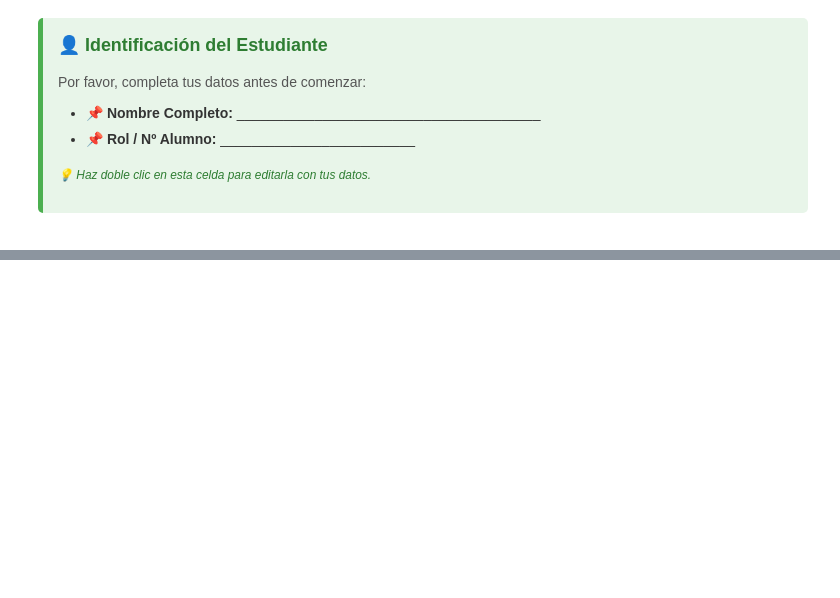
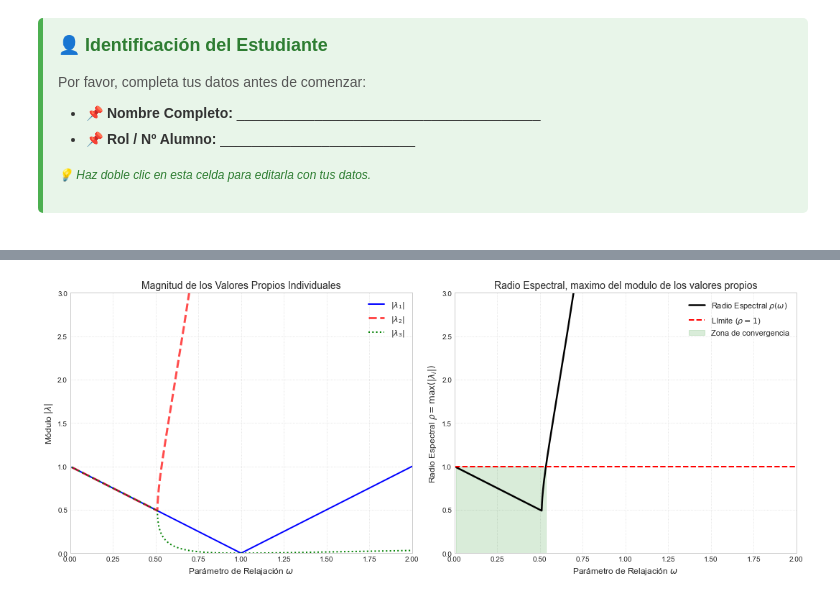
Before and after one commit to ManuelSanchezUribe/MAT2605_UC_labs, a Jupyter notebook: Lab05/lab05.ipynb, the cells around one changed output, grey strips where cells are left out. Drawn from its saved outputs; the diff is of its cells as text; code cells hidden in the pictures; blank space fills up the shorter version.

```diff
--- a/Lab05/lab05.ipynb
+++ b/Lab05/lab05.ipynb
@@ -58,0 +148,62 @@ Estilo usado: <function context at 0x...>
+# %%
+import numpy as np
+import matplotlib.pyplot as plt
+
+# 1. Definir el dominio de omega
+omega = np.linspace(0.01, 2.0, 1000)
+
+# 2. Calcular el discriminante y las raíces complejas
+discriminante = (7.5*omega**2 + 2*omega - 2)**2 - 4*(1-omega)**2
+raiz_disc = np.sqrt(discriminante.astype(complex))
+
+# 3. Calcular los tres valores propios
+lambda1 = 1 - omega
+lambda2 = (-(7.5*omega**2 + 2*omega - 2) - raiz_disc) / 2.0
+lambda3 = (-(7.5*omega**2 + 2*omega - 2) + raiz_disc) / 2.0
+
+# 4. Calcular los módulos (magnitudes)
+mod_L1 = np.abs(lambda1)
+mod_L2 = np.abs(lambda2)
+mod_L3 = np.abs(lambda3)
+
+# 5. Calcular el radio espectral (el máximo de los módulos para cada omega)
+rho = np.max([mod_L1, mod_L2, mod_L3], axis=0)
+
+# 6. Crear la figura con subplots (1 fila, 2 columnas)
+fig, (ax1, ax2) = plt.subplots(1, 2, figsize=(15, 6))
+
+# --- GRÁFICA IZQUIERDA: Módulos individuales ---
+ax1.plot(omega, mod_L1, 'b-', linewidth=2, label=r'$|\lambda_1|$')
+ax1.plot(omega, mod_L2, 'r--', linewidth=3, alpha=0.7, label=r'$|\lambda_2|$')
+ax1.plot(omega, mod_L3, 'g:', linewidth=2, label=r'$|\lambda_3|$')
+
+ax1.set_title('Magnitud de los Valores Propios Individuales', fontsize=14)
+ax1.set_xlabel(r'Parámetro de Relajación $\omega$', fontsize=12)
+ax1.set_ylabel(r'Módulo $|\lambda|$', fontsize=12)
+ax1.set_xlim(0, 2)
+ax1.set_ylim(0, 3)
+ax1.grid(True, linestyle=':', alpha=0.7)
+ax1.legend(fontsize=11)
+
+# --- GRÁFICA DERECHA: Radio Espectral ---
+ax2.plot(omega, rho, 'k-', linewidth=2.5, label=r'Radio Espectral $\rho(\omega)$')
+
+# Límite de convergencia
+ax2.axhline(y=1.0, color='red', linestyle='--', linewidth=2, label=r'Límite ($\rho=1$)')
+
+# Rellenar zona de convergencia
+ax2.fill_between(omega, 0, 1, where=(rho < 1), color='green', alpha=0.15, label='Zona de convergencia')
+
+ax2.set_title('Radio Espectral, maximo del modulo de los valores propios', fontsize=14)
+ax2.set_xlabel(r'Parámetro de Relajación $\omega$', fontsize=12)
+ax2.set_ylabel(r'Radio Espectral $\rho = \max(|\lambda_i|)$', fontsize=12)
+ax2.set_xlim(0, 2)
+ax2.set_ylim(0, 3)
+ax2.grid(True, linestyle=':', alpha=0.7)
+ax2.legend(fontsize=11)
+
+# Ajustar el espaciado y mostrar
+plt.tight_layout()
+plt.show()
+# %% [output]
+[figure, added]
```
Also changed, not shown: parts of 8 cells of this notebook, 1 other file.
